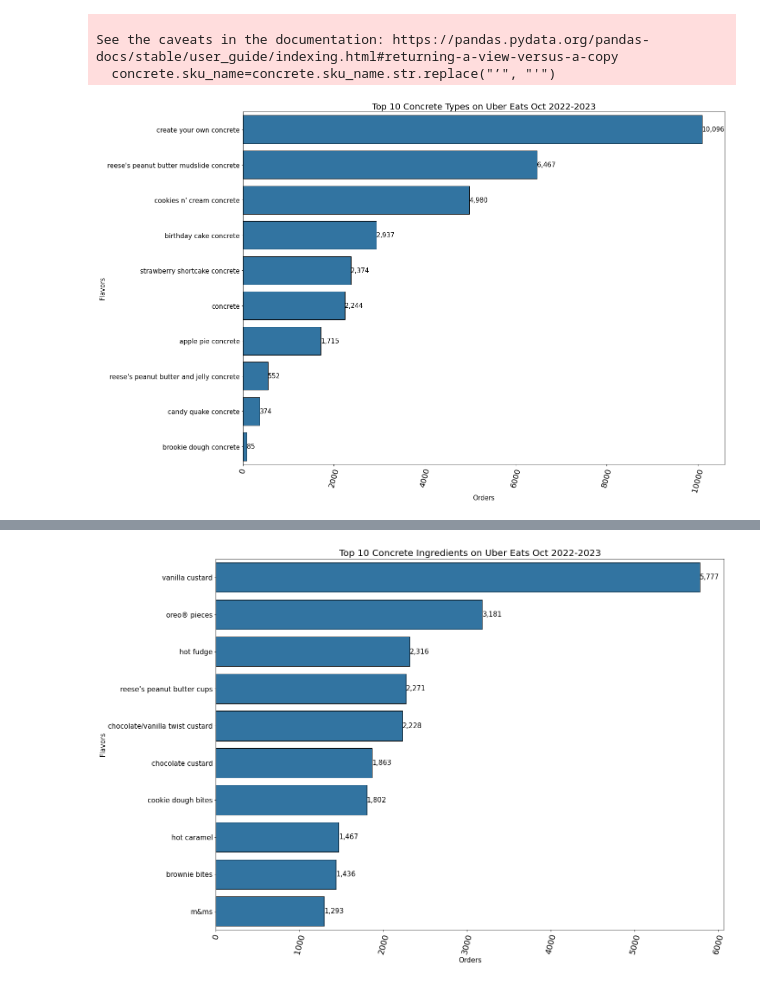
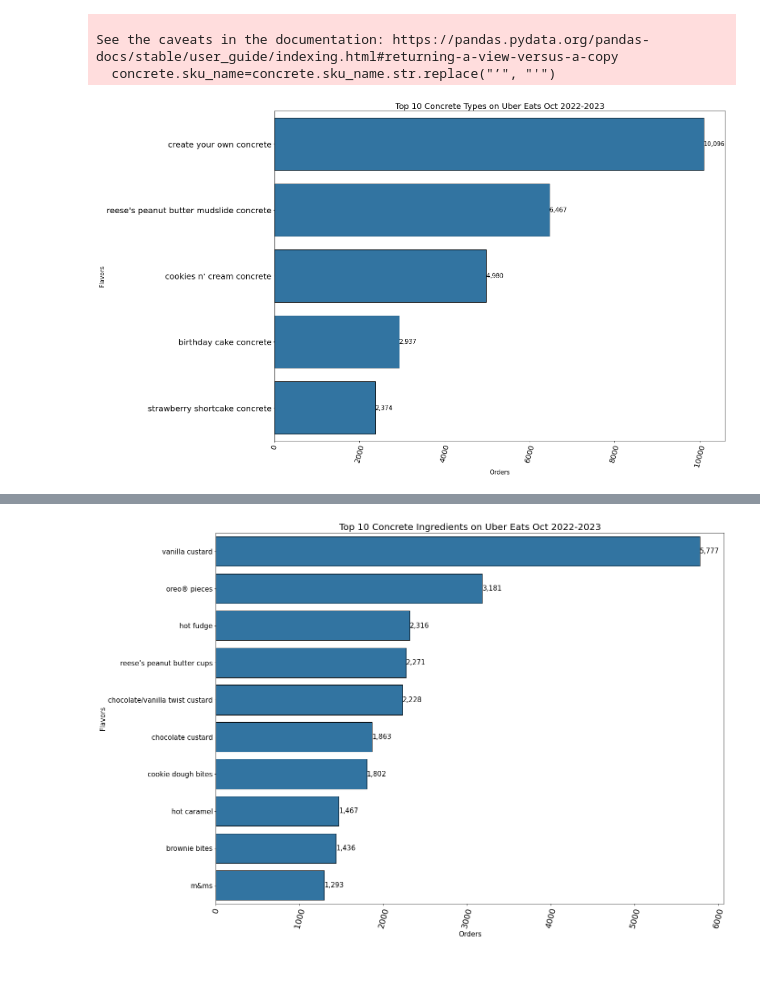
Before and after one commit to jh729670/Work, a Jupyter notebook: Uber Eats Flavors-checkpoint.ipynb, the cells around one changed output, grey strips where cells are left out. Cells and saved outputs as stored; diff of their text form; code cells hidden in the pictures.

```diff
--- a/Uber Eats Flavors-checkpoint.ipynb
+++ b/Uber Eats Flavors-checkpoint.ipynb
@@ -493,18 +514,18 @@ Try using .loc[row_indexer,col_indexer] = value instead
 See the caveats in the documentation: https://pandas.pydata.org/pandas-docs/stable/user_guide/indexing.html#returning-a-view-versus-a-copy
   concrete.sku_name=concrete.sku_name.str.replace("’", "'")
 # %%
-concrete_types=concrete.sku_name.value_counts().nlargest(10)
+concrete_types=concrete.sku_name.value_counts().nlargest(5)
 fig,ax=plt.subplots(figsize=(20,15))
 sns.barplot(data=concrete_types,edgecolor='black',orient='h')
 ax.bar_label(ax.containers[0],fmt='{:,.0f}',fontsize=15)
 ax.set_xticklabels(ax.get_xticklabels(),rotation=75)
-ax.set_yticklabels(ax.get_yticklabels(),fontsize=15)
+ax.set_yticklabels(ax.get_yticklabels(),fontsize=20)
 ax.set_title('Top 10 Concrete Types on Uber Eats Oct 2022-2023',fontsize=20)
 ax.set_ylabel('Flavors',fontsize=15)
 ax.set_xlabel('Orders',fontsize=15)
 ax.set_xticklabels(ax.get_xticklabels(),fontsize=18);
 # %% [output]
-[figure, old version]
+[figure, new version]
 # %%
 concrete_types
 # %% [output]
```
Also changed, not shown: parts of 6 cells of this notebook, 5 other files.
